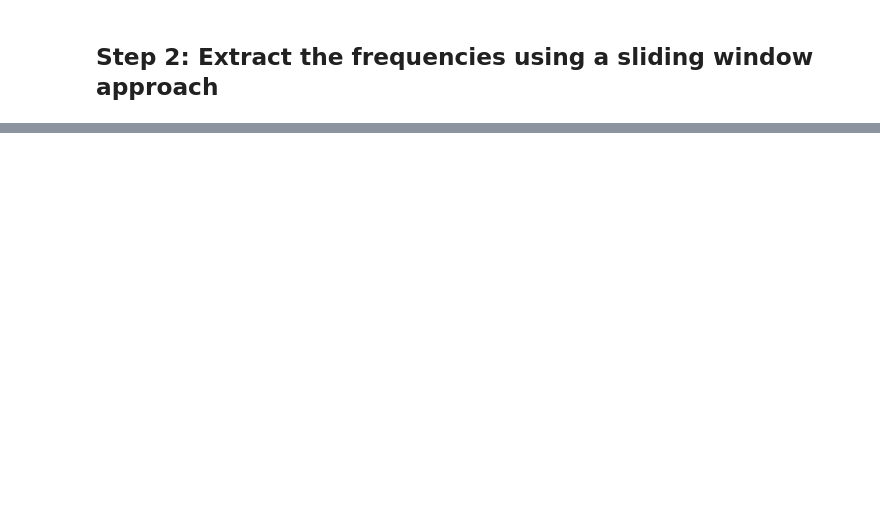
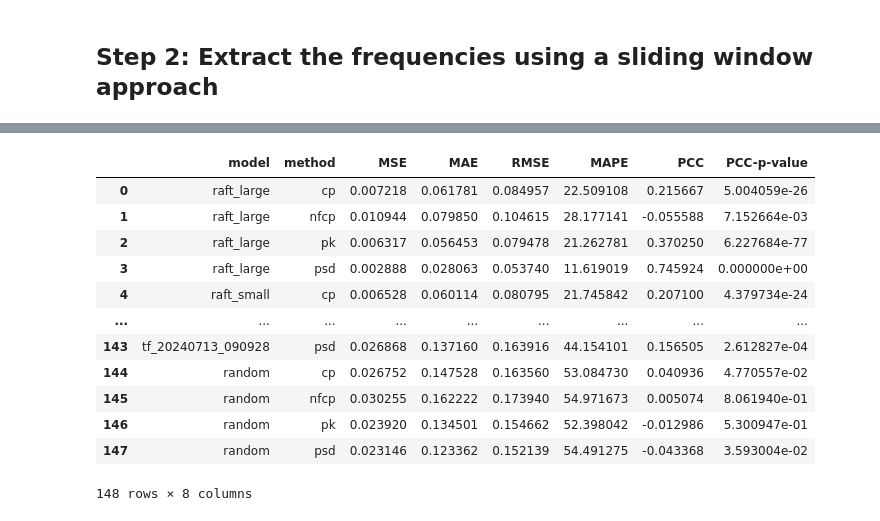
Before and after one commit to pzierahn/respiration, a Jupyter notebook: notebooks/03-Analysis/evaluation.ipynb, the cells around one changed output, grey strips where cells are left out. Cells and saved outputs as stored; diff of their text form; code cells hidden in the pictures; blank space fills up the shorter version.

```diff
--- a/notebooks/03-Analysis/evaluation.ipynb
+++ b/notebooks/03-Analysis/evaluation.ipynb
@@ -50,15 +71,15 @@ pretrained_predictions.head()
 # %%
-unsupervised_file = utils.join_paths(signals_dir, 'unsupervised_predictions.csv')
-unsupervised_predictions = pd.read_csv(unsupervised_file)
-unsupervised_predictions['signal'] = unsupervised_predictions['signal'].apply(eval).apply(np.array)
-
-# Only keep the chest roi predictions
-unsupervised_predictions = unsupervised_predictions[unsupervised_predictions['roi'] == 'chest']
+lucas_kanade_file = utils.join_paths(signals_dir, 'lucas_kanade.csv')
+lucas_kanade = pd.read_csv(lucas_kanade_file)
+lucas_kanade['signal'] = lucas_kanade['signal'].apply(eval).apply(np.array)
 
 # Rename column method to model
-unsupervised_predictions.rename(columns={'method': 'model'}, inplace=True)
+lucas_kanade.rename(columns={'method': 'model'}, inplace=True)
+
+# Remove all the rows that have a signal with a length of 0
+lucas_kanade = lucas_kanade[lucas_kanade['grey'] == False]
 
 # Only keep the columns that are needed
-unsupervised_predictions = unsupervised_predictions[['subject', 'setting', 'model', 'signal']]
+lucas_kanade = lucas_kanade[['subject', 'setting', 'model', 'signal']]
 
-unsupervised_predictions.head()
+lucas_kanade.head()
@@ -64,0 +93,12 @@ unsupervised_predictions.head()
+# %%
+pixel_intensity_file = utils.join_paths(signals_dir, 'pixel_intensity.csv')
+pixel_intensity = pd.read_csv(pixel_intensity_file)
+pixel_intensity['signal'] = pixel_intensity['signal'].apply(eval).apply(np.array)
+
+# Rename column method to model
+pixel_intensity.rename(columns={'method': 'model'}, inplace=True)
+
+# Only keep the columns that are needed
+pixel_intensity = lucas_kanade[['subject', 'setting', 'model', 'signal']]
+
+pixel_intensity.head()
@@ -110,7 +185,8 @@ predictions = pd.concat([
     raft_predictions,
     flownet_predictions,
     pretrained_predictions,
-    unsupervised_predictions,
+    lucas_kanade,
+    pixel_intensity,
     fine_tuned_prediction,
     r_ppg_prediction,
     transformer_prediction,
@@ -122,5 +200,6 @@ len(predictions)
 # %%
 from respiration.dataset import VitalCamSet
 
+sample_rate = 30
 dataset = VitalCamSet()
 # %%
@@ -267,0 +225,18 @@ evaluation_distance_df.to_csv(evaluation_distance_path, index=False)
+# %%
+results_table = experiment_analysis.metrics_df()
+results_table.to_csv(utils.join_paths(analysis_dir, 'metrics.csv'), index=False)
+results_table
+# %% [output]
+|  | model | method | MSE | MAE | RMSE | MAPE | PCC | PCC-p-value |
+| 0 | raft_large | cp | 0.007218 | 0.061781 | 0.084957 | 22.509108 | 0.215667 | 5.004059e-26 |
+| 1 | raft_large | nfcp | 0.010944 | 0.079850 | 0.104615 | 28.177141 | -0.055588 | 7.152664e-03 |
+| 2 | raft_large | pk | 0.006317 | 0.056453 | 0.079478 | 21.262781 | 0.370250 | 6.227684e-77 |
+| 3 | raft_large | psd | 0.002888 | 0.028063 | 0.053740 | 11.619019 | 0.745924 | 0.000000e+00 |
+| 4 | raft_small | cp | 0.006528 | 0.060114 | 0.080795 | 21.745842 | 0.207100 | 4.379734e-24 |
+| ... | ... | ... | ... | ... | ... | ... | ... | ... |
+| 143 | tf_20240713_090928 | psd | 0.026868 | 0.137160 | 0.163916 | 44.154101 | 0.156505 | 2.612827e-04 |
+| 144 | random | cp | 0.026752 | 0.147528 | 0.163560 | 53.084730 | 0.040936 | 4.770557e-02 |
+| 145 | random | nfcp | 0.030255 | 0.162222 | 0.173940 | 54.971673 | 0.005074 | 8.061940e-01 |
+| 146 | random | pk | 0.023920 | 0.134501 | 0.154662 | 52.398042 | -0.012986 | 5.300947e-01 |
+| 147 | random | psd | 0.023146 | 0.123362 | 0.152139 | 54.491275 | -0.043368 | 3.593004e-02 |
+148 rows × 8 columns
```
Also changed, not shown: parts of 20 cells of this notebook.
